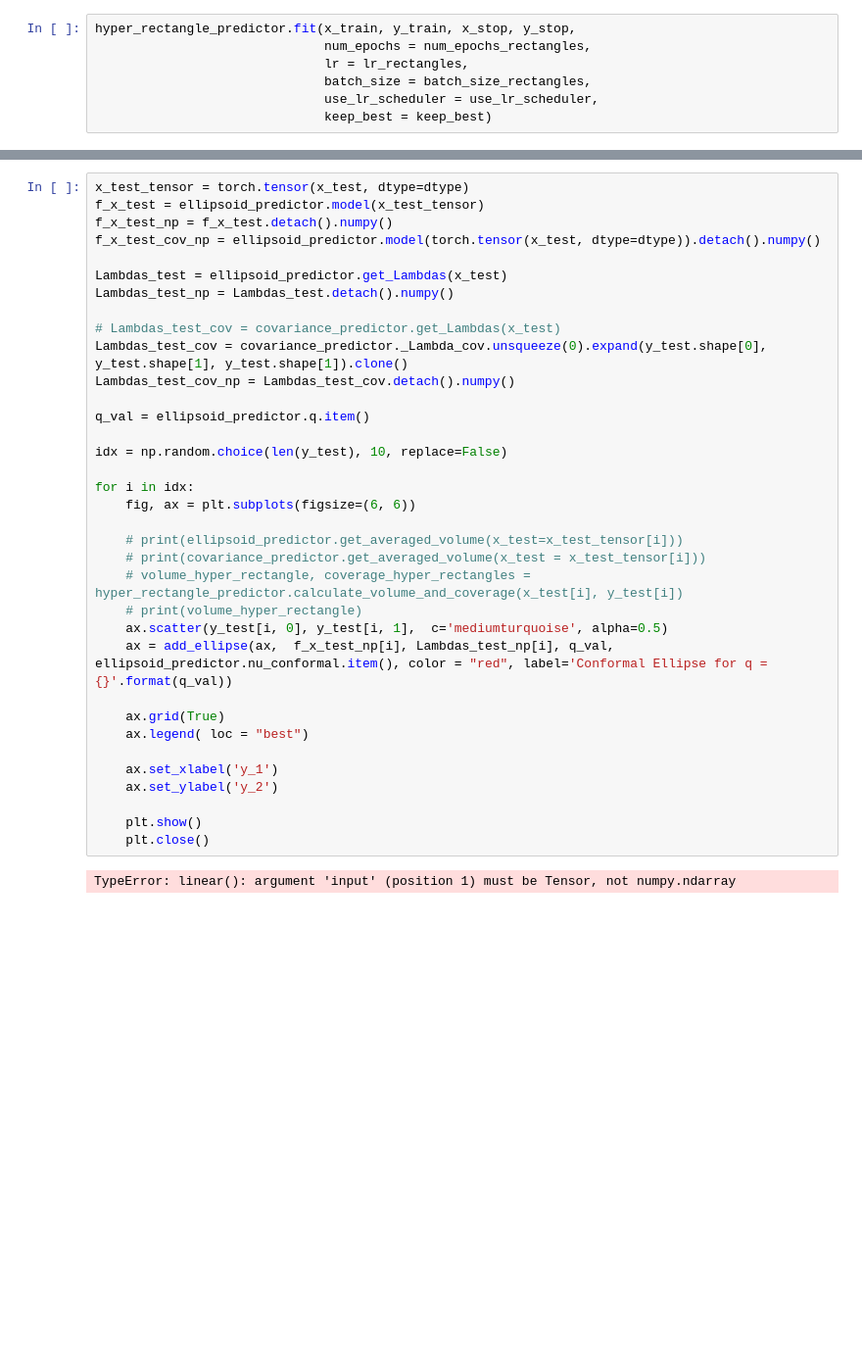
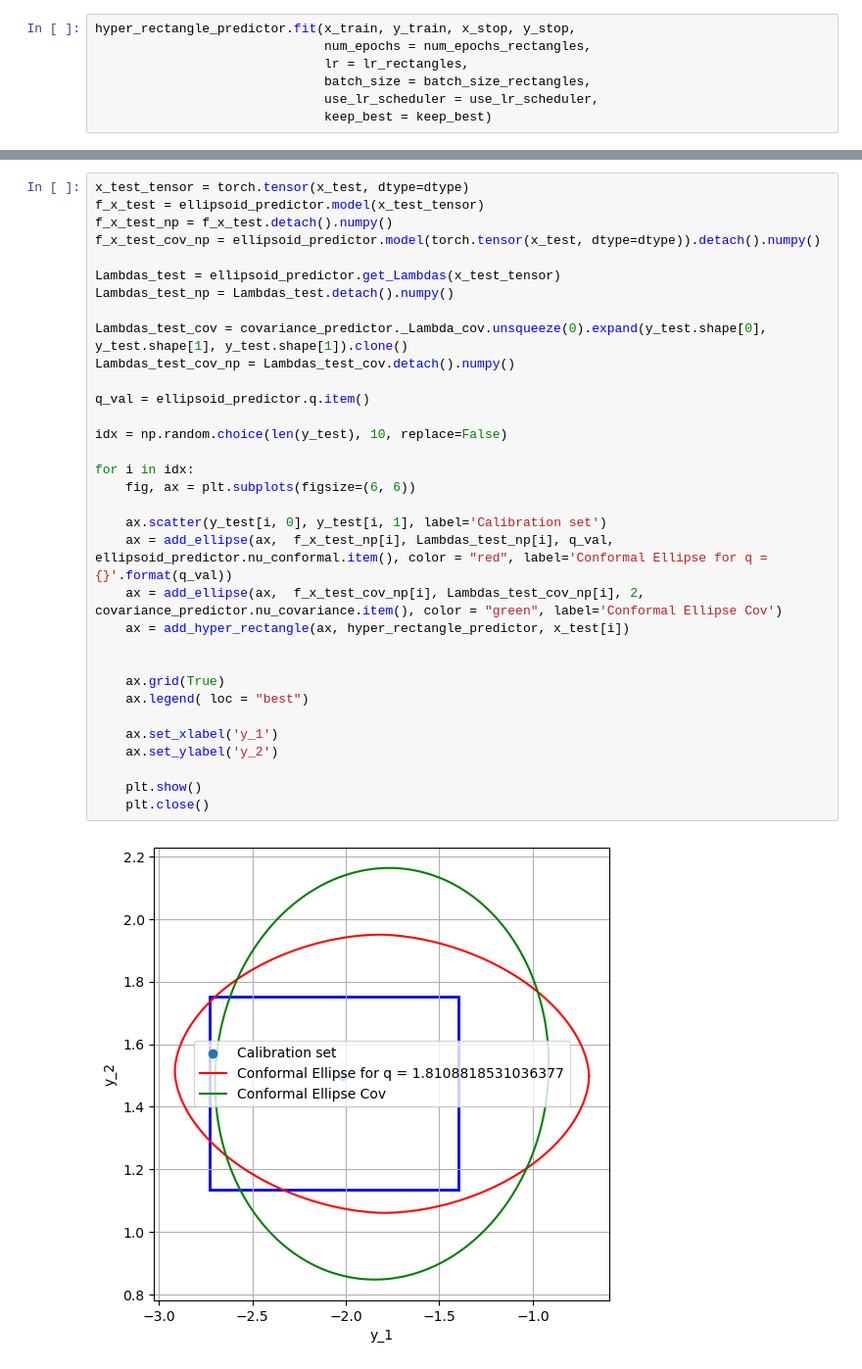
Before and after one commit to ElSacho/MVCS, a Jupyter notebook: experiments/adaptive_MVCS/code/test_parameters.ipynb, the cells around one changed output, grey strips where cells are left out. Shown at 98% size. Cells and saved outputs as stored; diff of their text form; blank space fills up the shorter version.

```diff
--- a/experiments/adaptive_MVCS/code/test_parameters.ipynb
+++ b/experiments/adaptive_MVCS/code/test_parameters.ipynb
@@ -340,37 +389,35 @@ print(volume_hyper_rectangle)
 # %%
 x_test_tensor = torch.tensor(x_test, dtype=dtype)
 f_x_test = ellipsoid_predictor.model(x_test_tensor)
 f_x_test_np = f_x_test.detach().numpy()
 f_x_test_cov_np = ellipsoid_predictor.model(torch.tensor(x_test, dtype=dtype)).detach().numpy()
 
-Lambdas_test = ellipsoid_predictor.get_Lambdas(x_test)
+Lambdas_test = ellipsoid_predictor.get_Lambdas(x_test_tensor)
 Lambdas_test_np = Lambdas_test.detach().numpy()
 
-# Lambdas_test_cov = covariance_predictor.get_Lambdas(x_test)
 Lambdas_test_cov = covariance_predictor._Lambda_cov.unsqueeze(0).expand(y_test.shape[0], y_test.shape[1], y_test.shape[1]).clone()
 Lambdas_test_cov_np = Lambdas_test_cov.detach().numpy()
 
 q_val = ellipsoid_predictor.q.item()
 
 idx = np.random.choice(len(y_test), 10, replace=False)
 
 for i in idx:
     fig, ax = plt.subplots(figsize=(6, 6))
 
-    # print(ellipsoid_predictor.get_averaged_volume(x_test=x_test_tensor[i]))
-    # print(covariance_predictor.get_averaged_volume(x_test = x_test_tensor[i]))
-    # volume_hyper_rectangle, coverage_hyper_rectangles = hyper_rectangle_predictor.calculate_volume_and_coverage(x_test[i], y_test[i])
-    # print(volume_hyper_rectangle)
-    ax.scatter(y_test[i, 0], y_test[i, 1],  c='mediumturquoise', alpha=0.5)
+    ax.scatter(y_test[i, 0], y_test[i, 1], label='Calibration set')
     ax = add_ellipse(ax,  f_x_test_np[i], Lambdas_test_np[i], q_val, ellipsoid_predictor.nu_conformal.item(), color = "red", label='Conformal Ellipse for q = {}'.format(q_val))
+    ax = add_ellipse(ax,  f_x_test_cov_np[i], Lambdas_test_cov_np[i], 2, covariance_predictor.nu_covariance.item(), color = "green", label='Conformal Ellipse Cov')
+    ax = add_hyper_rectangle(ax, hyper_rectangle_predictor, x_test[i])
+
 
     ax.grid(True)
     ax.legend( loc = "best")
 
     ax.set_xlabel('y_1')
     ax.set_ylabel('y_2')
 
     plt.show()
     plt.close()
 # %% [output]
-TypeError: linear(): argument 'input' (position 1) must be Tensor, not numpy.ndarray
+[figure, added]
```
Also changed, not shown: parts of 12 cells of this notebook, 5 other files.
